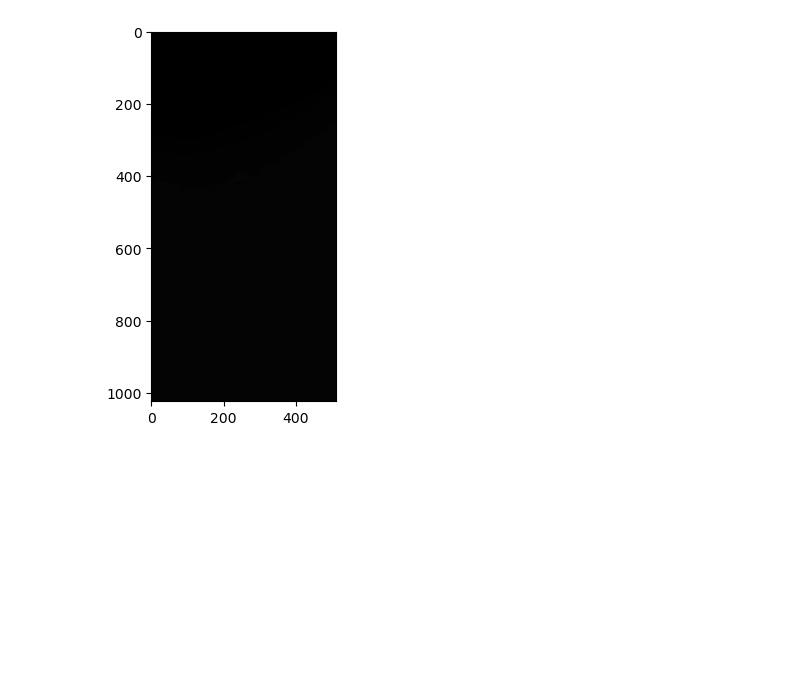
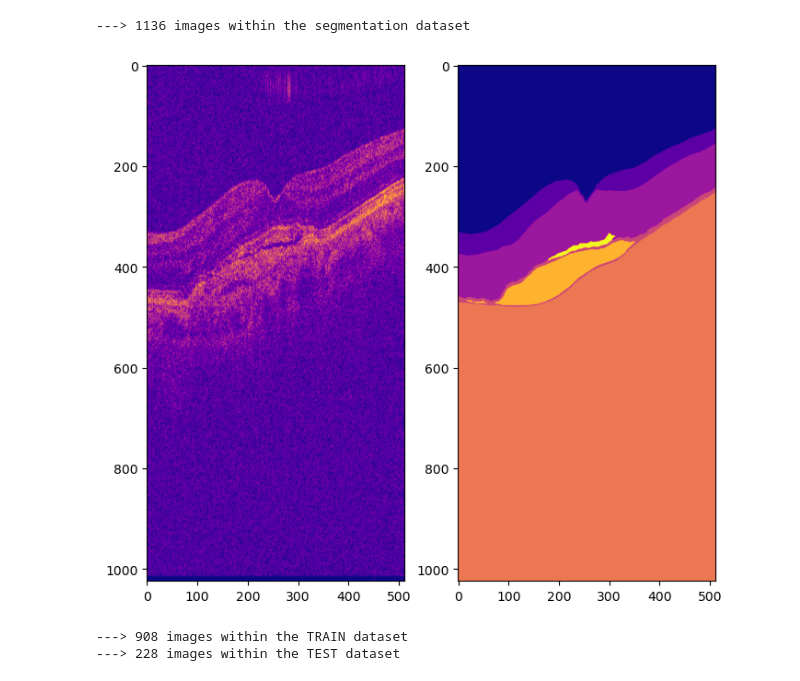
Before and after one commit to lawrenceadams/OCT-Disease-Detection, a Jupyter notebook: data.ipynb, the cells around one changed output. Cells and saved outputs as stored; diff of their text form; code cells hidden in the pictures; blank space fills up the shorter version.

```diff
--- a/data.ipynb
+++ b/data.ipynb
@@ -25,17 +23,34 @@ AROI_DATA = Path("./data/AROI_labelled_scans/24_patient/")
 raw_images = sorted([file for file in AROI_DATA.glob("**/raw/labeled/*png")])
 segmented_images = sorted([file for file in AROI_DATA.glob("**/mask/number/*png")])
 # %%
-# now load all files into instance
-file_tuple = [*zip(raw_images, segmented_images)]
-
 X = []
 y = []
 
-for raw_path, seg_path in file_tuple:
-    X.append(cv2.imread(str(raw_path)))
-    y.append(cv2.imread(str(seg_path)))
+for raw_path, seg_path in zip(raw_images, segmented_images):
+    X.append(iio.imread(raw_path))
+    y.append(iio.imread(seg_path))
+
+X = np.array(X)
+y = np.array(y)
-# %%
-plt.imshow(y[0], cmap=None)
-plt.show()
-# %% [output]
-[figure, removed]
+# %%
+print(f"---> {X.shape[0]} images within the segmentation dataset")
+# %% [output]
+---> 1136 images within the segmentation dataset
+# %%
+plt.figure(figsize=(8, 16))
+plt.subplot(221)
+plt.imshow(X[20], cmap='plasma')
+plt.subplot(222)
+plt.imshow(y[20], cmap='plasma')
+plt.show()
+# %% [output]
+[figure, added]
+# %%
+from sklearn.model_selection import train_test_split
+
+X_train, X_test, y_train, y_test = train_test_split(X, y, test_size=0.2, shuffle=True)
+print(f"---> {X_train.shape[0]} images within the TRAIN dataset")
+print(f"---> {X_test.shape[0]} images within the TEST dataset")
+# %% [output]
+---> 908 images within the TRAIN dataset
+---> 228 images within the TEST dataset
```
Also changed, not shown: parts of 5 cells of this notebook.
